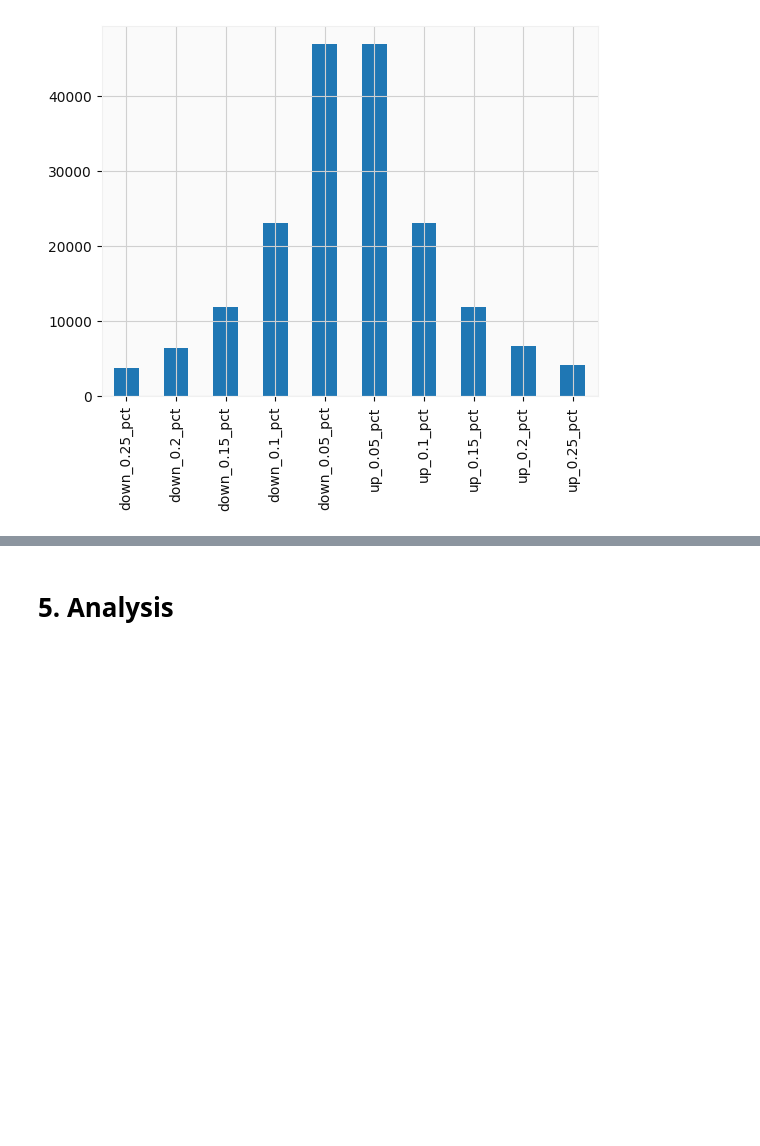
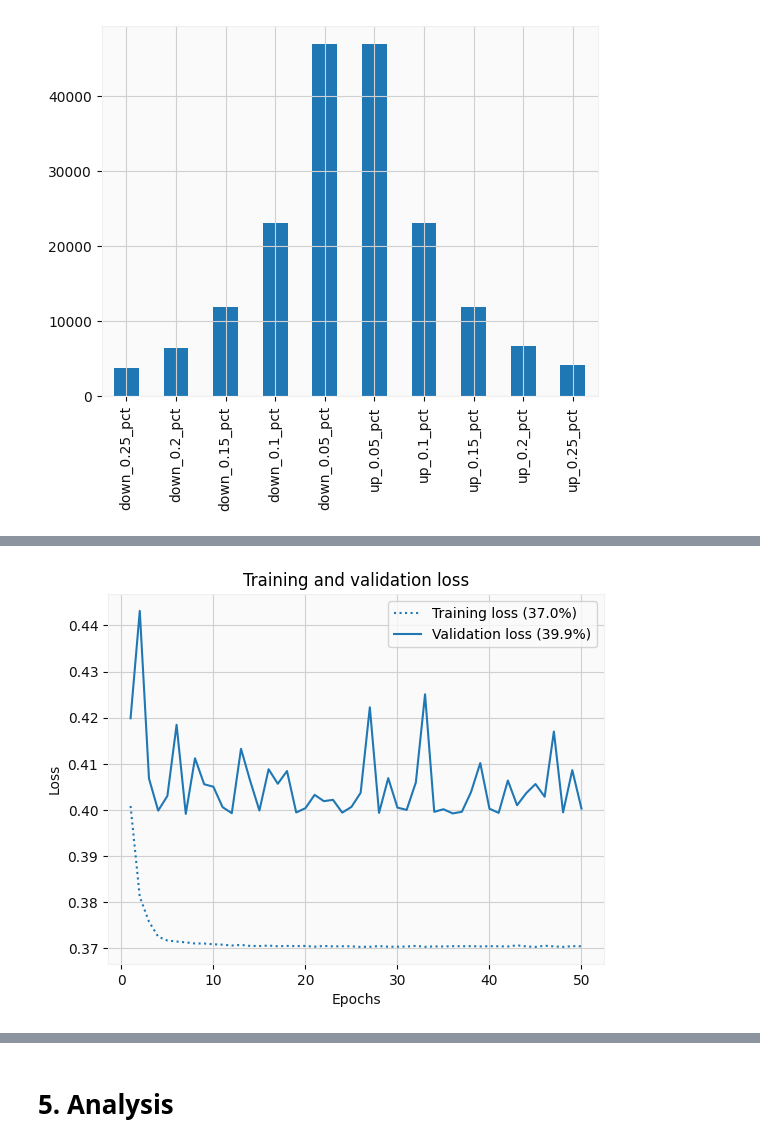
Before and after one commit to itsjohnward/pbc, a Jupyter notebook: pbc-analysis.ipynb, the cells around one changed output, grey strips where cells are left out. Saved outputs shown, nothing was run; the diff lists cells and outputs as text; code cells hidden in the pictures; blank space fills up the shorter version.

```diff
--- a/pbc-analysis.ipynb
+++ b/pbc-analysis.ipynb
@@ -211,7 +228,7 @@ model.add(Dense(64, activation='relu'))
 model.add(Dense(y_train.shape[1], activation='sigmoid'))
 
 model.compile(loss='binary_crossentropy',
-              metrics=['accuracy'])
+              metrics=['accuracy', Precision(), Recall(), AUC(multi_label=True)])
 
 history = model.fit(X_train,
                     y_train,
@@ -264,0 +273,31 @@ display(test_predictions(model))
+# %%
+import matplotlib.pyplot as plt
+
+def plot_loss(history):
+    fig, axis = plt.subplots()
+    color = next(axis._get_lines.prop_cycler)['color']
+
+    loss = history.history['loss']
+    val_loss = history.history['val_loss']
+
+    epochs = range(1, len(loss) + 1)
+
+    axis.plot(epochs,
+              loss,
+              color=color,
+              linestyle='dotted',
+              label='Training loss ({:.3}%)'.format(min(loss)*100))
+    axis.plot(epochs,
+              val_loss,
+              color=color,
+              label='Validation loss ({:.3}%)'.format(min(val_loss)*100))
+    axis.set_title('Training and validation loss')
+    axis.set_xlabel('Epochs')
+    axis.set_ylabel('Loss')
+    axis.legend()
+
+    plt.show()
+
+plot_loss(history)
+# %% [output]
+[figure, added]
```
Also changed, not shown: parts of 22 cells of this notebook.
